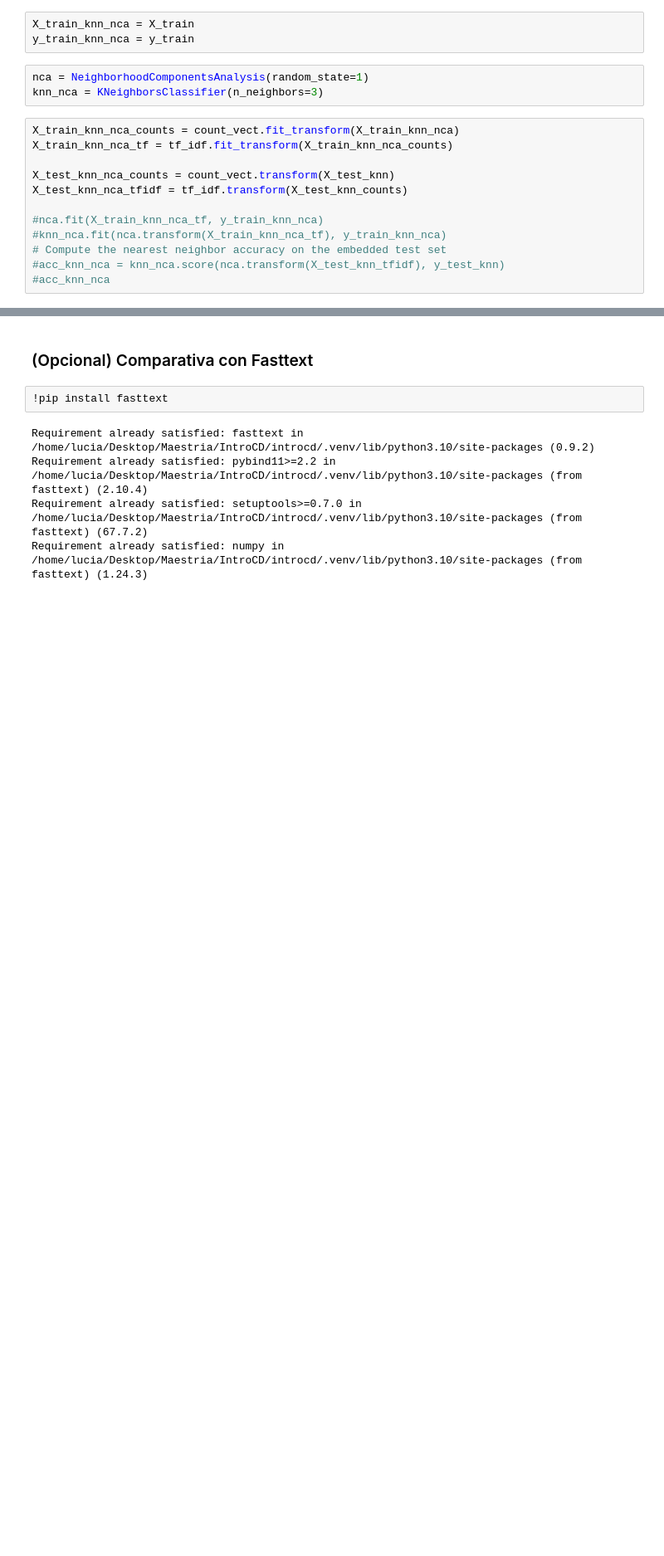
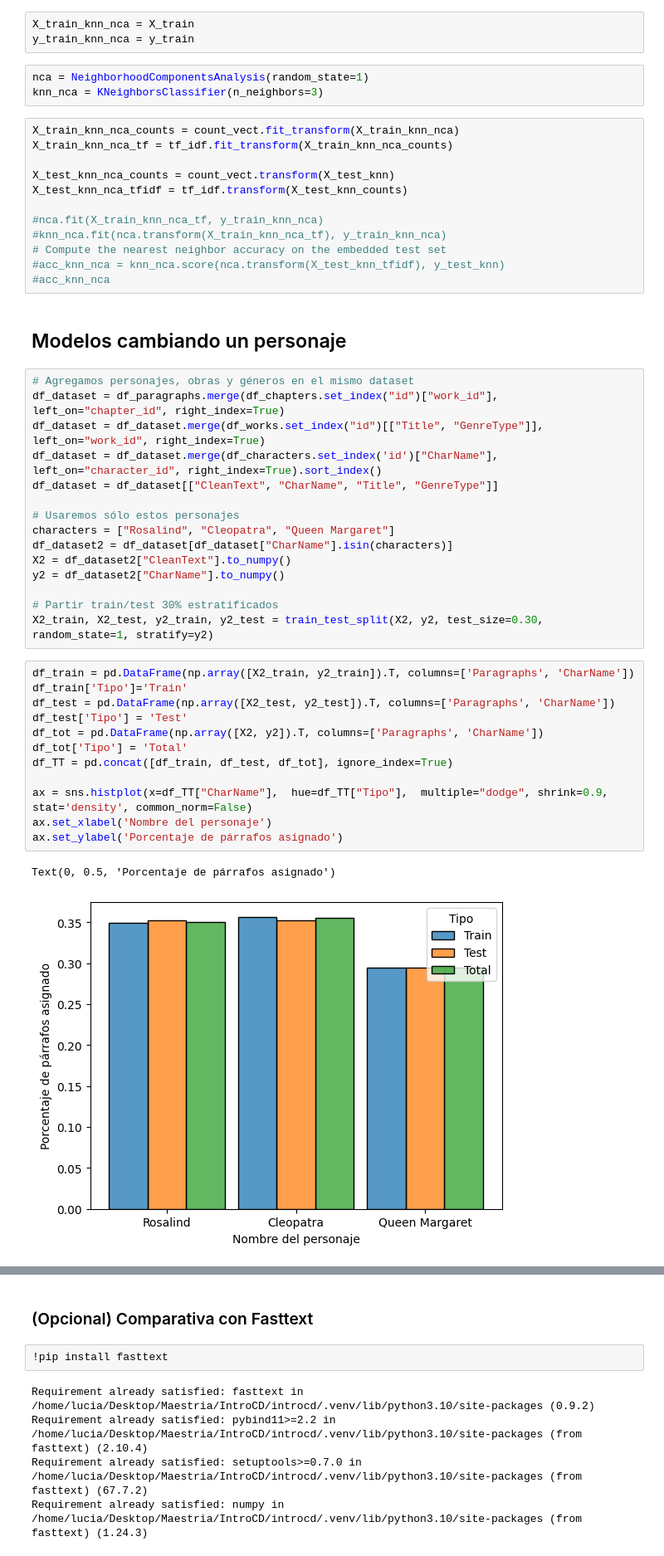
Before and after one commit to luchymd89/introcd, a Jupyter notebook: Tarea_2/shakespeare_tarea_2.ipynb, the cells around one changed output, grey strips where cells are left out. Shown at 83% size. Drawn from its saved outputs; the diff is of its cells as text; blank space fills up the shorter version.

Commit message:
Entrenamiento y evaluación cambiando un personaje

```diff
--- a/Tarea_2/shakespeare_tarea_2.ipynb
+++ b/Tarea_2/shakespeare_tarea_2.ipynb
@@ -848,3 +847,35 @@ X_test_knn_nca_tfidf = tf_idf.transform(X_test_knn_counts)
 # Compute the nearest neighbor accuracy on the embedded test set
 #acc_knn_nca = knn_nca.score(nca.transform(X_test_knn_tfidf), y_test_knn)
 #acc_knn_nca
+# %% [markdown]
+## Modelos cambiando un personaje
+# %%
+# Agregamos personajes, obras y géneros en el mismo dataset
+df_dataset = df_paragraphs.merge(df_chapters.set_index("id")["work_id"], left_on="chapter_id", right_index=True)
+df_dataset = df_dataset.merge(df_works.set_index("id")[["Title", "GenreType"]], left_on="work_id", right_index=True)
+df_dataset = df_dataset.merge(df_characters.set_index('id')["CharName"], left_on="character_id", right_index=True).sort_index()
+df_dataset = df_dataset[["CleanText", "CharName", "Title", "GenreType"]]
+
+# Usaremos sólo estos personajes
+characters = ["Rosalind", "Cleopatra", "Queen Margaret"]
+df_dataset2 = df_dataset[df_dataset["CharName"].isin(characters)]
+X2 = df_dataset2["CleanText"].to_numpy()
+y2 = df_dataset2["CharName"].to_numpy()
+
+# Partir train/test 30% estratificados
+X2_train, X2_test, y2_train, y2_test = train_test_split(X2, y2, test_size=0.30, random_state=1, stratify=y2)
+# %%
+df_train = pd.DataFrame(np.array([X2_train, y2_train]).T, columns=['Paragraphs', 'CharName'])
+df_train['Tipo']='Train'
+df_test = pd.DataFrame(np.array([X2_test, y2_test]).T, columns=['Paragraphs', 'CharName'])
+df_test['Tipo'] = 'Test'
+df_tot = pd.DataFrame(np.array([X2, y2]).T, columns=['Paragraphs', 'CharName'])
+df_tot['Tipo'] = 'Total'
+df_TT = pd.concat([df_train, df_test, df_tot], ignore_index=True)
+
+ax = sns.histplot(x=df_TT["CharName"],  hue=df_TT["Tipo"],  multiple="dodge", shrink=0.9, stat='density', common_norm=False)
+ax.set_xlabel('Nombre del personaje')
+ax.set_ylabel('Porcentaje de párrafos asignado')
+# %% [output]
+Text(0, 0.5, 'Porcentaje de párrafos asignado')
+[figure, added]
```
Also changed, not shown: parts of 4 cells of this notebook.
